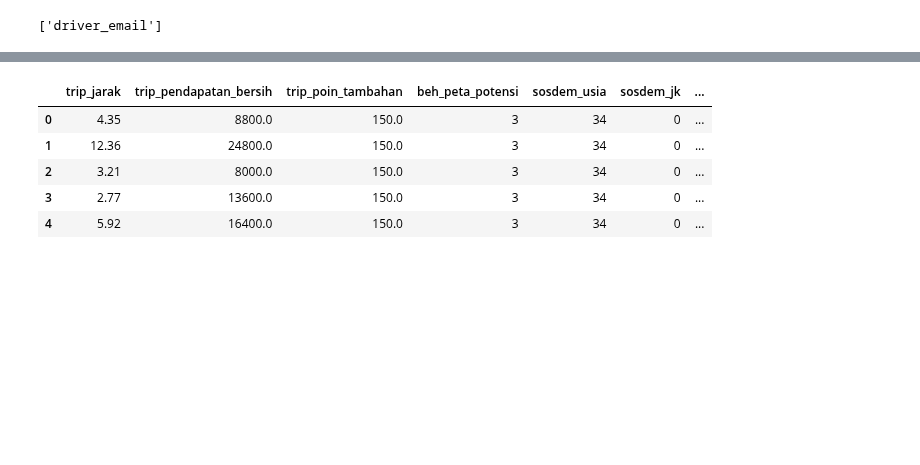
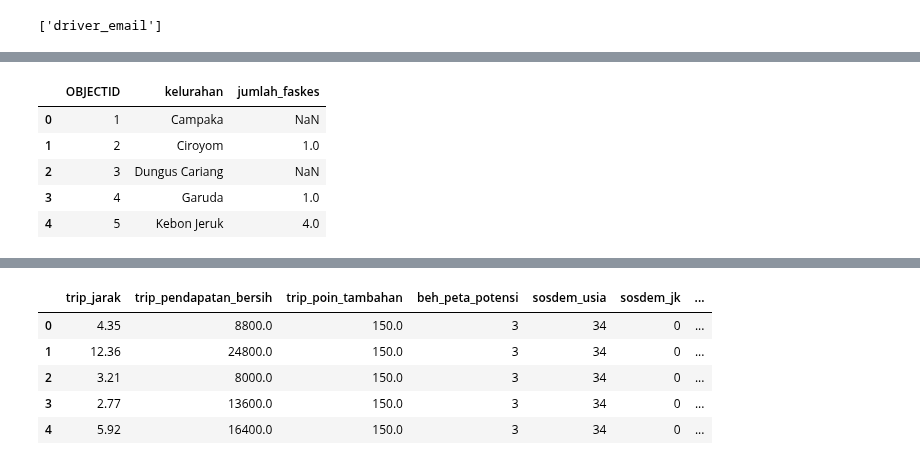
Before and after one commit to azwanazamuddin/location-choice-model, a Jupyter notebook: notebooks/before_pca.ipynb, the cells around one changed output, grey strips where cells are left out. Saved outputs shown, nothing was run; the diff lists cells and outputs as text; code cells hidden in the pictures; blank space fills up the shorter version.

```diff
--- a/notebooks/before_pca.ipynb
+++ b/notebooks/before_pca.ipynb
@@ -888,0 +902,10 @@ final_df.to_excel("../data/for_mnl_filter_time_numeric.xlsx")
+# %%
+df_faskes = pd.read_excel("../data/faskes_kelurahan.xlsx")
+df_faskes.head()
+# %% [output]
+|  | OBJECTID | kelurahan | jumlah_faskes |
+| 0 | 1 | Campaka | NaN |
+| 1 | 2 | Ciroyom | 1.0 |
+| 2 | 3 | Dungus Cariang | NaN |
+| 3 | 4 | Garuda | 1.0 |
+| 4 | 5 | Kebon Jeruk | 4.0 |
```
Also changed, not shown: parts of 13 cells of this notebook, 1 other file.
